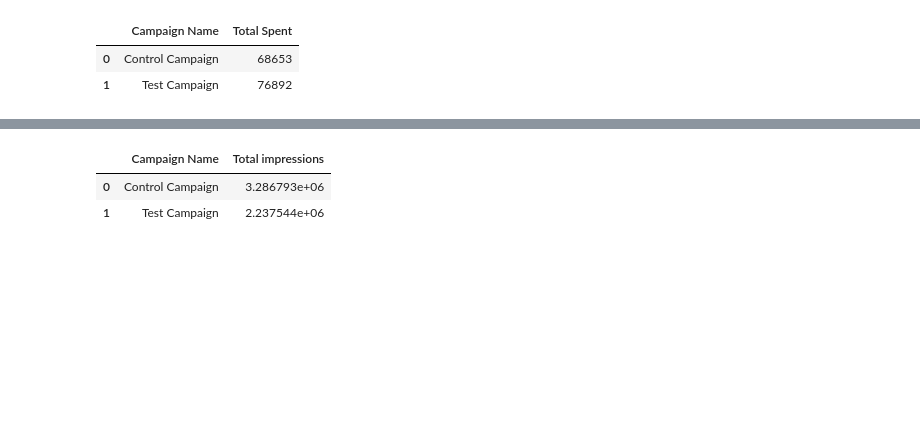
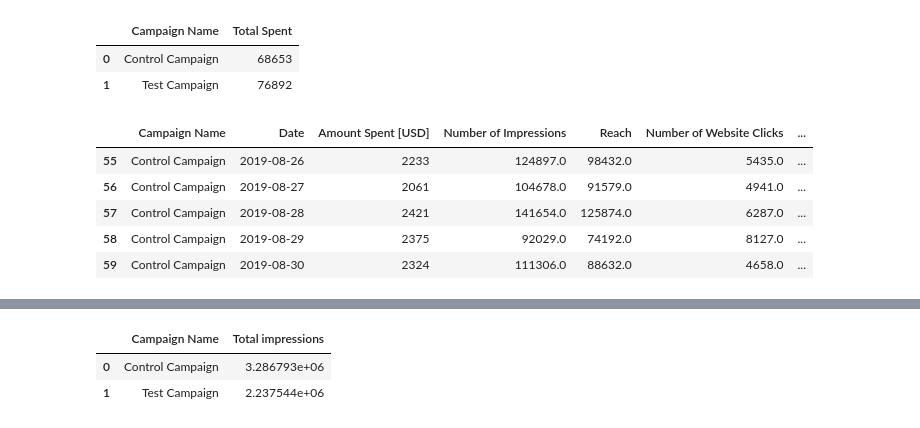
Before and after one commit to tombra1984/A-and-B-testing, a Jupyter notebook: EDA.ipynb, the cells around one changed output, grey strips where cells are left out. Cells and saved outputs as stored; diff of their text form; code cells hidden in the pictures; blank space fills up the shorter version.

```diff
--- a/EDA.ipynb
+++ b/EDA.ipynb
@@ -204,5 +204,14 @@ pie_chart = px.pie(campaign_grouped, values='Total Spent', names='Campaign Name'
 
 pie_chart.update_traces(textposition='inside', textinfo='percent+label')
 pie_chart.show()
+# %%
+df_merge.tail()
+# %% [output]
+|  | Campaign Name | Date | Amount Spent [USD] | Number of Impressions | Reach | Number of Website Clicks | ... |
+| 55 | Control Campaign | 2019-08-26 | 2233 | 124897.0 | 98432.0 | 5435.0 | ... |
+| 56 | Control Campaign | 2019-08-27 | 2061 | 104678.0 | 91579.0 | 4941.0 | ... |
+| 57 | Control Campaign | 2019-08-28 | 2421 | 141654.0 | 125874.0 | 6287.0 | ... |
+| 58 | Control Campaign | 2019-08-29 | 2375 | 92029.0 | 74192.0 | 8127.0 | ... |
+| 59 | Control Campaign | 2019-08-30 | 2324 | 111306.0 | 88632.0 | 4658.0 | ... |
 # %%
 # Grouping and aggregating the data
```
Also changed, not shown: parts of 3 cells of this notebook.
